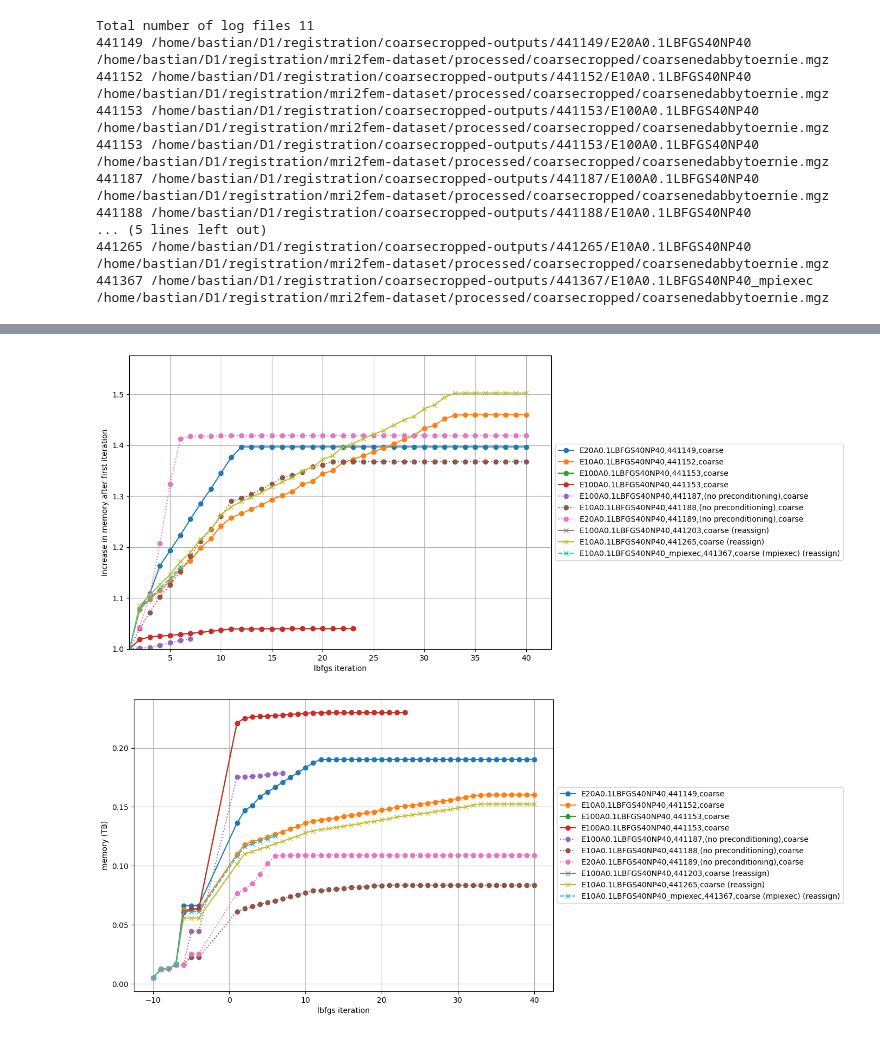
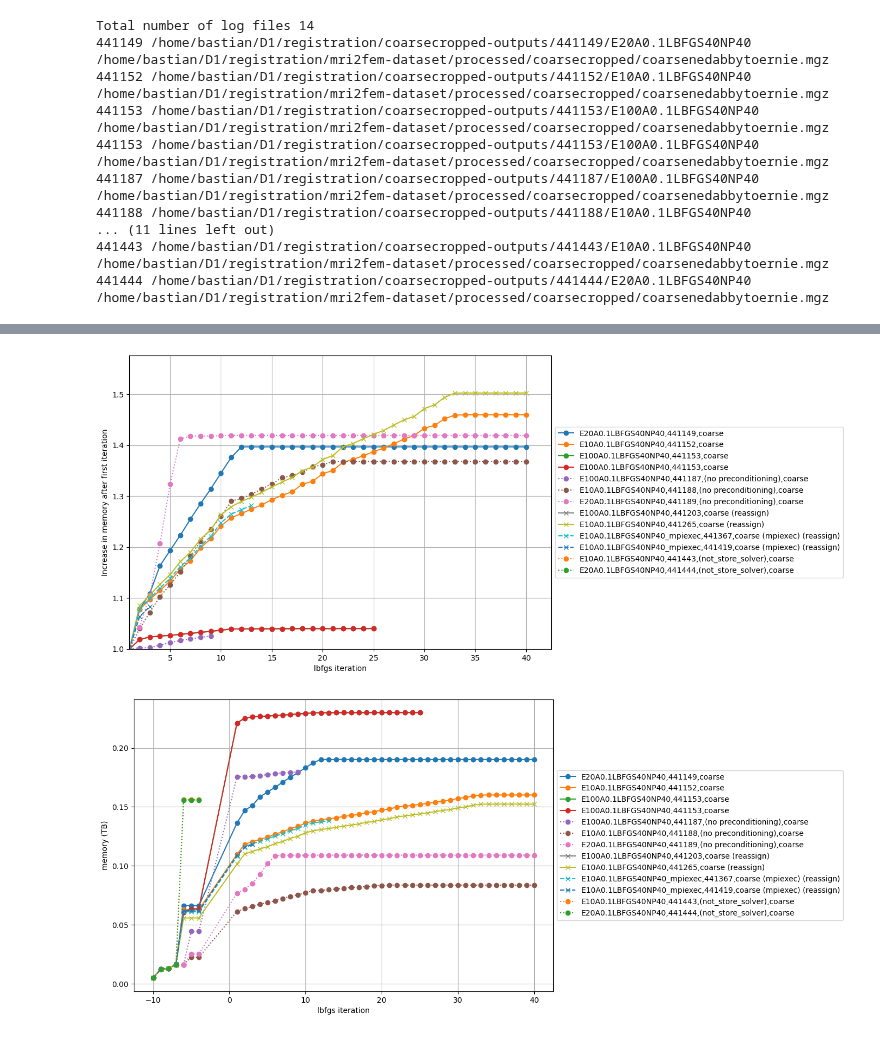
Before and after one commit to JohannesHaubner/mapMRI, a Jupyter notebook: examples/debugging/mem.ipynb, the cells around one changed output, grey strips where cells are left out. Cells and saved outputs as stored; diff of their text form; code cells hidden in the pictures.

```diff
--- a/examples/debugging/mem.ipynb
+++ b/examples/debugging/mem.ipynb
@@ -17,7 +17,8 @@ slurmids = [
     # no preconditioning:
     441187, 441188, 441189,
     441203, 441153,
-    441265, 441271,441367
+    441265, 441271,441367, 441419,
+    441443, 441444
 ]
 
 
@@ -83,6 +84,13 @@ for slurmid in sorted(slurmids):
         # continue
         linestyle = ":"
         label += ",(no preconditioning)"
+
+
+    if "not_store_solver" in hyperparameters.keys() and hyperparameters["not_store_solver"]:
+        # continue
+        linestyle = ":"
+        label += ",(not_store_solver)"
+
 
     # elif hyperparameters["smoothen"] is False:
     #     pass
@@ -166,7 +174,7 @@ ax.legend(loc='center left', bbox_to_anchor=(1, 0.5))
 ax2.legend(loc='center left', bbox_to_anchor=(1, 0.5))
 plt.show()
 # %% [output]
-Total number of log files 11
+Total number of log files 14
 441149 /home/bastian/D1/registration/coarsecropped-outputs/441149/E20A0.1LBFGS40NP40
 /home/bastian/D1/registration/mri2fem-dataset/processed/coarsecropped/coarsenedabbytoernie.mgz
 441152 /home/bastian/D1/registration/coarsecropped-outputs/441152/E10A0.1LBFGS40NP40
@@ -178,8 +186,8 @@ Total number of log files 11
 441187 /home/bastian/D1/registration/coarsecropped-outputs/441187/E100A0.1LBFGS40NP40
 /home/bastian/D1/registration/mri2fem-dataset/processed/coarsecropped/coarsenedabbytoernie.mgz
 441188 /home/bastian/D1/registration/coarsecropped-outputs/441188/E10A0.1LBFGS40NP40
-... (5 lines left out)
-441265 /home/bastian/D1/registration/coarsecropped-outputs/441265/E10A0.1LBFGS40NP40
+... (11 lines left out)
+441443 /home/bastian/D1/registration/coarsecropped-outputs/441443/E10A0.1LBFGS40NP40
 /home/bastian/D1/registration/mri2fem-dataset/processed/coarsecropped/coarsenedabbytoernie.mgz
-441367 /home/bastian/D1/registration/coarsecropped-outputs/441367/E10A0.1LBFGS40NP40_mpiexec
+441444 /home/bastian/D1/registration/coarsecropped-outputs/441444/E20A0.1LBFGS40NP40
 /home/bastian/D1/registration/mri2fem-dataset/processed/coarsecropped/coarsenedabbytoernie.mgz
@@ -187,5 +195,5 @@ Total number of log files 11
-[figure, old version]
+[figure, new version]
-[figure, old version]
+[figure, new version]
 # %%
 
 for slurmid in range(440221, 440674):
```
Also changed, not shown: parts of 1 cell of this notebook, 5 other files.
